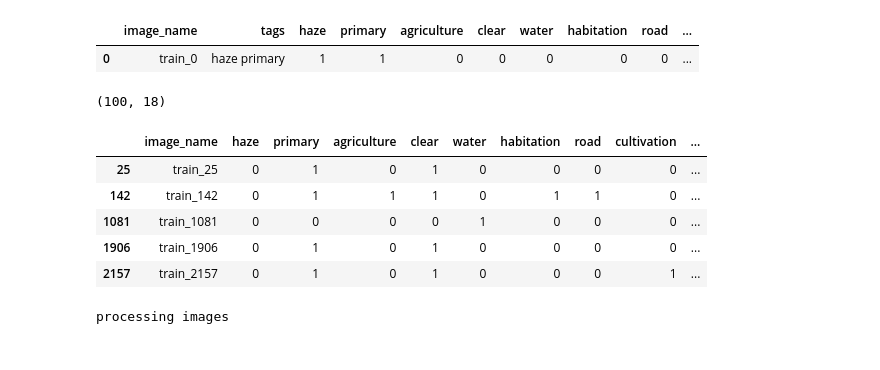
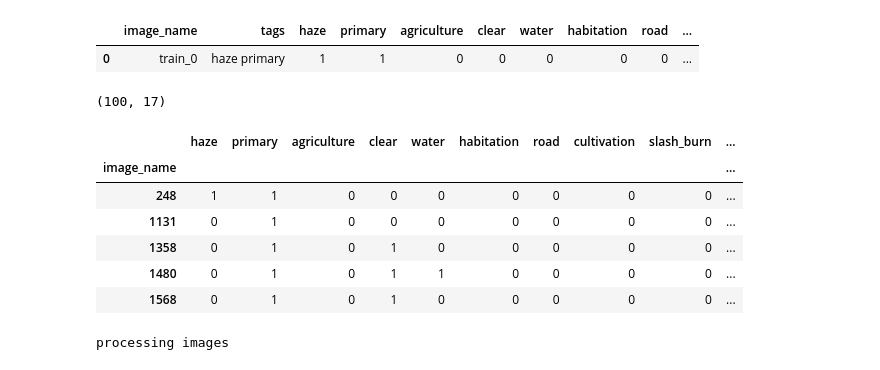
Before and after one commit to ekim1394/kaggleRainforest, a Jupyter notebook: final-projects/AmazonRainforest.ipynb, the cells around one changed output. Drawn from its saved outputs; the diff is of its cells as text; code cells hidden in the pictures.

```diff
--- a/final-projects/AmazonRainforest.ipynb
+++ b/final-projects/AmazonRainforest.ipynb
@@ -283,26 +283,29 @@ data.head(1)
 # %%
 # Able to get y values but need to pull image pixels to get X values
 
 # Pull a list of 20000 image names
 jpg_list = os.listdir("train-jpg")[:20000]
 # Select one
 np.random.shuffle(jpg_list)
 jpg_list = jpg_list[:100]
 
 index = []
 for _file in jpg_list:
     index.append(_file[:-4])
 
 y= data.drop(["tags"], axis=1)
 y = y[y['image_name'].isin(index)]
+y = y.drop(['image_name'], axis=1)
+y.index.name = 'image_name'
 print y.shape
 y.head()
 # %% [output]
-(100, 18)
+(100, 17)
-|  | image_name | haze | primary | agriculture | clear | water | habitation | road | cultivation | ... |
-| 25 | train_25 | 0 | 1 | 0 | 1 | 0 | 0 | 0 | 0 | ... |
-| 142 | train_142 | 0 | 1 | 1 | 1 | 0 | 1 | 1 | 0 | ... |
-| 1081 | train_1081 | 0 | 0 | 0 | 0 | 1 | 0 | 0 | 0 | ... |
-| 1906 | train_1906 | 0 | 1 | 0 | 1 | 0 | 0 | 0 | 0 | ... |
-| 2157 | train_2157 | 0 | 1 | 0 | 1 | 0 | 0 | 0 | 1 | ... |
+|  | haze | primary | agriculture | clear | water | habitation | road | cultivation | slash_burn | ... |
+| image_name |  |  |  |  |  |  |  |  |  | ... |
+| 248 | 1 | 1 | 0 | 0 | 0 | 0 | 0 | 0 | 0 | ... |
+| 1131 | 0 | 1 | 0 | 0 | 0 | 0 | 0 | 0 | 0 | ... |
+| 1358 | 0 | 1 | 0 | 1 | 0 | 0 | 0 | 0 | 0 | ... |
+| 1480 | 0 | 1 | 0 | 1 | 1 | 0 | 0 | 0 | 0 | ... |
+| 1568 | 0 | 1 | 0 | 1 | 0 | 0 | 0 | 0 | 0 | ... |
 # %%
```
Also changed, not shown: parts of 24 cells of this notebook, 5 other files.
